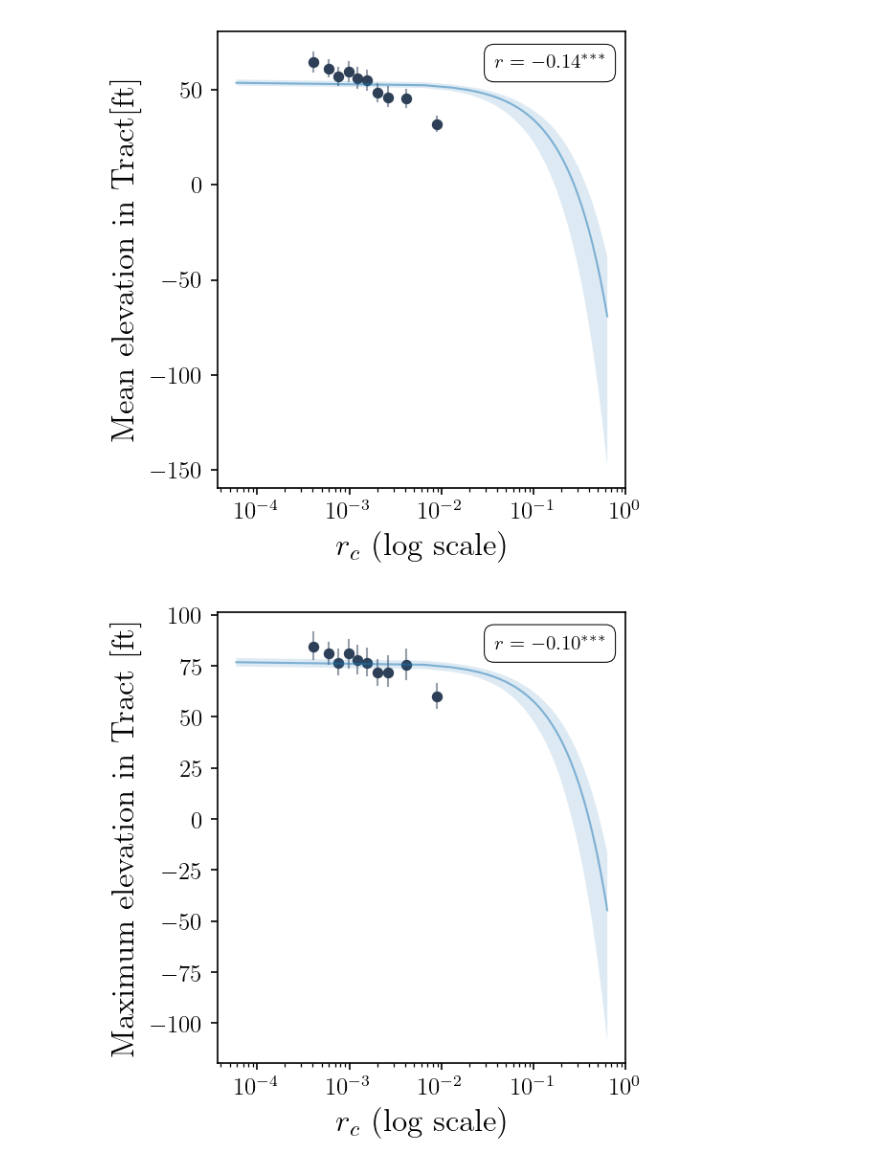
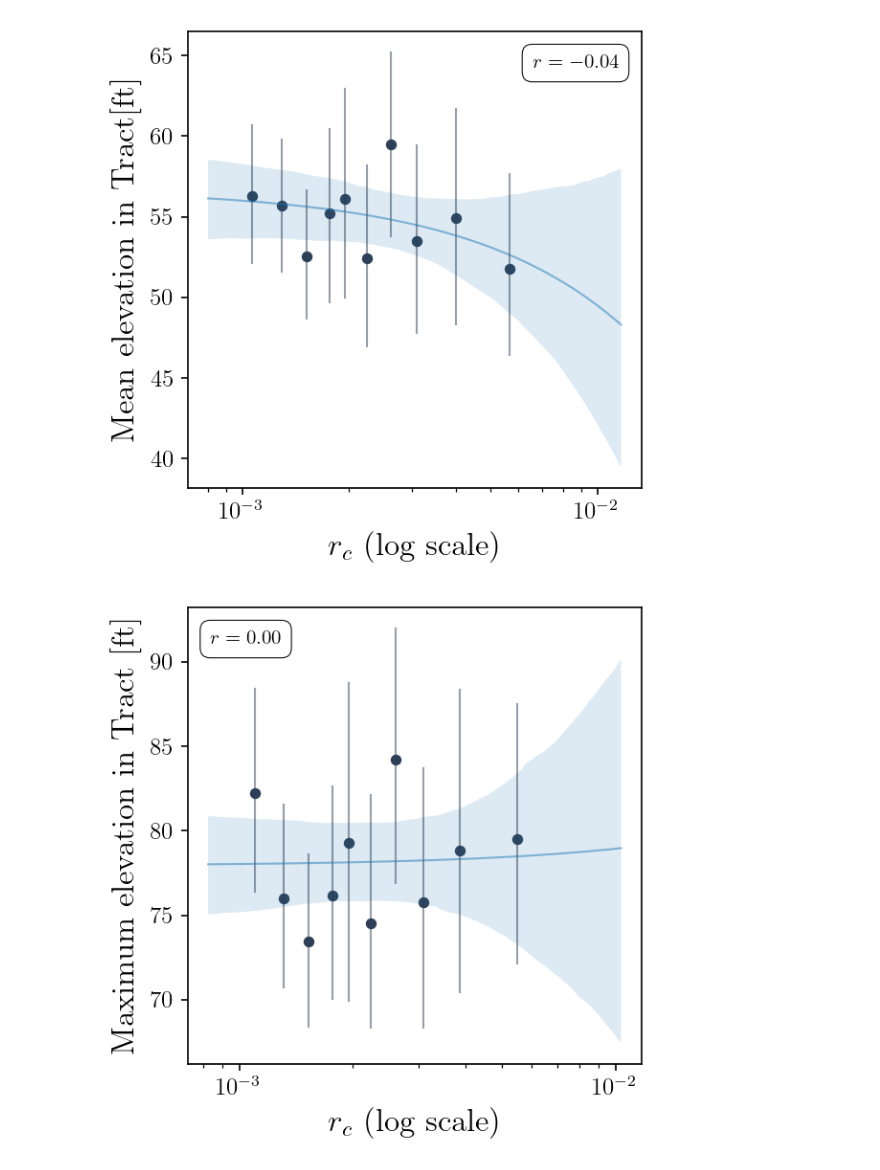
Before and after one commit to pendulating/bayflood, a Jupyter notebook: notebooks/for_paper/f_analysis_external_corrs.ipynb, the cells around one changed output. Cells and saved outputs as stored; diff of their text form; code cells hidden in the pictures.

Commit message:
removed outliers to make cleaner trendlines

```diff
--- a/notebooks/for_paper/f_analysis_external_corrs.ipynb
+++ b/notebooks/for_paper/f_analysis_external_corrs.ipynb
@@ -19,4 +21,4 @@ h.enable_latex(True)
 # %%
-analysis_df = pd.read_csv(c.CURRENT_DF)
+analysis_df = pd.read_csv(c.CURRENT_NO_COVARIATES_DF)
 analysis_df = h.add_helper_cols(analysis_df)
 # %% [output]
@@ -66,7 +68,13 @@ for cov in COVARIATES:
     plt.figure(figsize=(4, 4), dpi=150)
 
     # Get regression parameters for this covariate
-    params = regression_params.get(cov, {'logistic': False, 'fit_reg': True})  # Default values if not specified
+    params = regression_params.get(cov, {'logistic': False, 'fit_reg': True})
+
+    # trim analysis_df p_y to 0.01 and 0.99 quantiles to avoid outliers
+    analysis_df = analysis_df[(analysis_df['p_y'] > analysis_df['p_y'].quantile(0.01)) & (analysis_df['p_y'] < analysis_df['p_y'].quantile(0.99))]
+    # Get the actual range of x values
+    x_min = analysis_df['p_y'].min()
+    x_max = analysis_df['p_y'].max()
 
     ax = sns.regplot(
         data=analysis_df,
@@ -75,8 +83,19 @@ for cov in COVARIATES:
         x_bins=10,
         logistic=params['logistic'],
         fit_reg=params['fit_reg'],
-        scatter_kws={'alpha': 1, 'color': '#2E4057', 's': 20}
+        scatter_kws={'alpha': 1, 'color': '#2E4057', 's': 20},
+        truncate=True,  # This ensures the line stays within data bounds
+        x_ci="ci",  # Keeps confidence intervals
     )
+
+    # Additional constraint: manually remove any regression line segments outside data range
+    if ax.lines:  # Check if there's a regression line
+        line = ax.lines[0]
+        x_data = line.get_xdata()
+        y_data = line.get_ydata()
+        mask = (x_data >= x_min) & (x_data <= x_max)
+        line.set_xdata(x_data[mask])
+        line.set_ydata(y_data[mask])
 
     # Make the error bars thinner
     for line in ax.lines:
@@ -109,9 +128,7 @@ for cov in COVARIATES:
              verticalalignment='top',
              horizontalalignment='left' if r > 0 else 'right')
 
-    # use log scale
     plt.xscale('log')
-
     plt.xlabel('$r_c$ (log scale)', fontsize=16)
     plt.ylabel(row_mapping[cov], fontsize=16)
     plt.xticks(fontsize=12)
@@ -131,2 +148,2 @@ for cov in COVARIATES:
-[figure, old version]
+[figure, new version]
-[figure, old version]
+[figure, new version]
```
Also changed, not shown: parts of 4 cells of this notebook.
